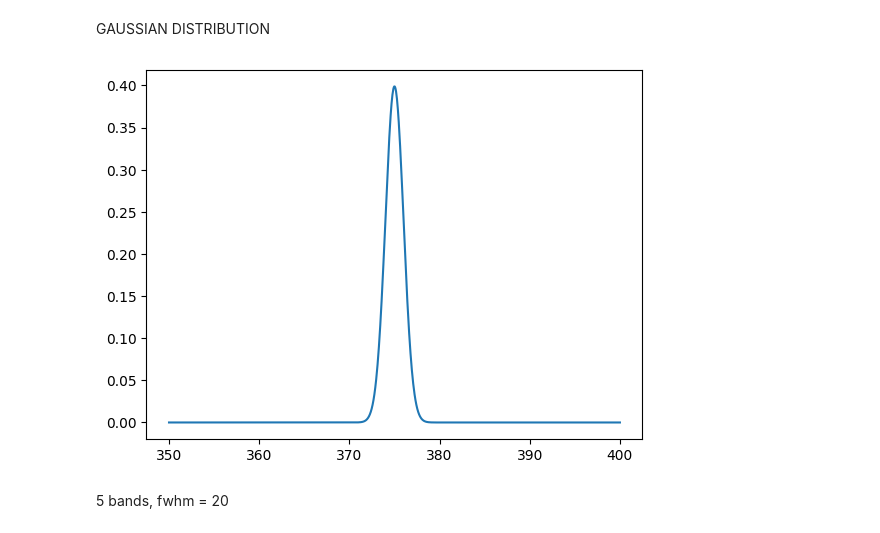
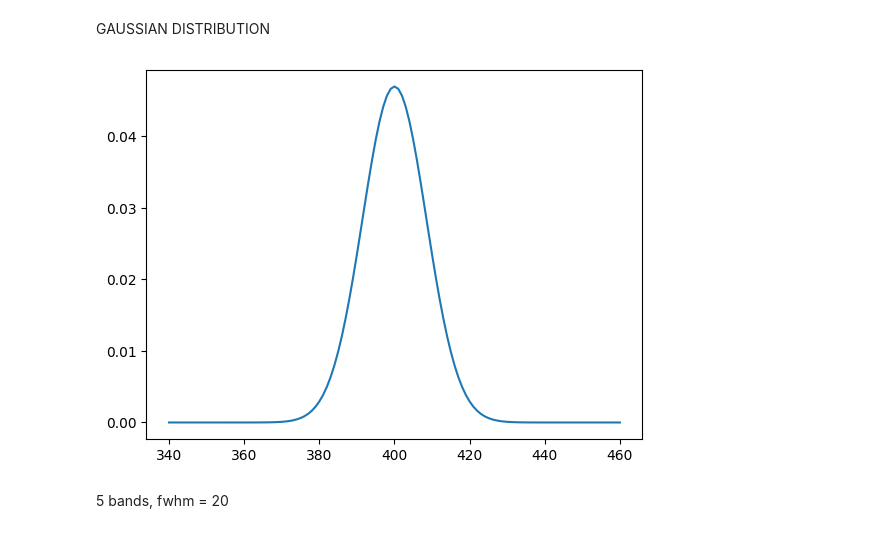
Before and after one commit to Lomby1902/Demetra, a Jupyter notebook: Filter.ipynb, the cells around one changed output. Saved outputs shown, nothing was run; the diff lists cells and outputs as text; code cells hidden in the pictures.

```diff
--- a/Filter.ipynb
+++ b/Filter.ipynb
@@ -11,12 +11,3 @@ path = "datasets/LEAF_LEVEL_DATASET_Yufeng_Ge.xlsx"
 df= pd.read_excel(path, sheet_name="in")
 # %% [markdown]
 INPUT DATA
-# %%
-X = (df.iloc[:,14:]).values
-lambdas = df.iloc[:,14:].columns.to_list()
-lambdas = list(map(str, lambdas))
-indexed_data = []
-for x in X:
-    indexed_data.append( dict(zip(lambdas, x)))
-
-print(indexed_data[:20])
@@ -25,19 +41,21 @@ print(indexed_data[:20])
 # %% [markdown]
 GAUSSIAN DISTRIBUTION
 # %%
-sigma = 1
-mu = 375
+
+mu = 400
+fwhm = 20
+sigma = fwhm/(2*np.sqrt(2*np.log(2)))
 
 def gaussian(r):
  return [(1/(sigma*np.sqrt(2*np.pi)))*np.exp((-1/2)*((x-mu)/sigma)**2) for x in r]
 
 
-x = np.linspace(350,400,1000)
+x = np.arange(mu-3*fwhm,mu+3*fwhm + 1, dtype=int)
 y = gaussian(x)
 plt.plot(x,y)
 plt.show()
 # %% [output]
-[figure, old version]
+[figure, new version]
 # %% [markdown]
 5 bands, fwhm = 20
 # %%
```
Also changed, not shown: parts of 4 cells of this notebook.
